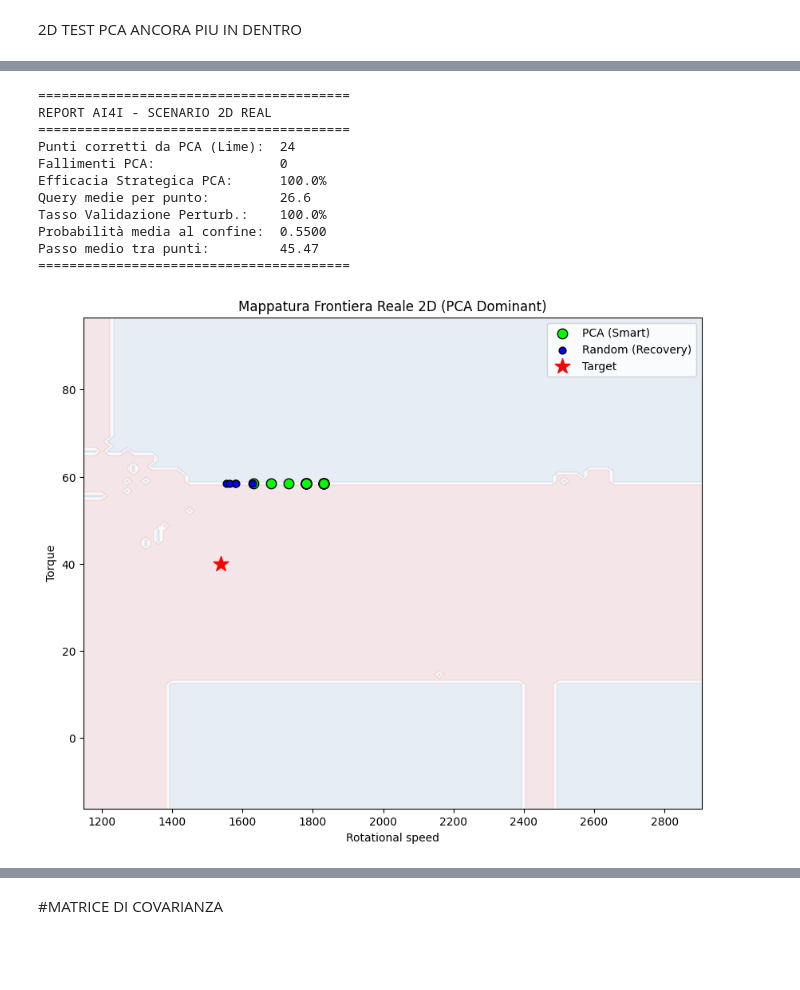
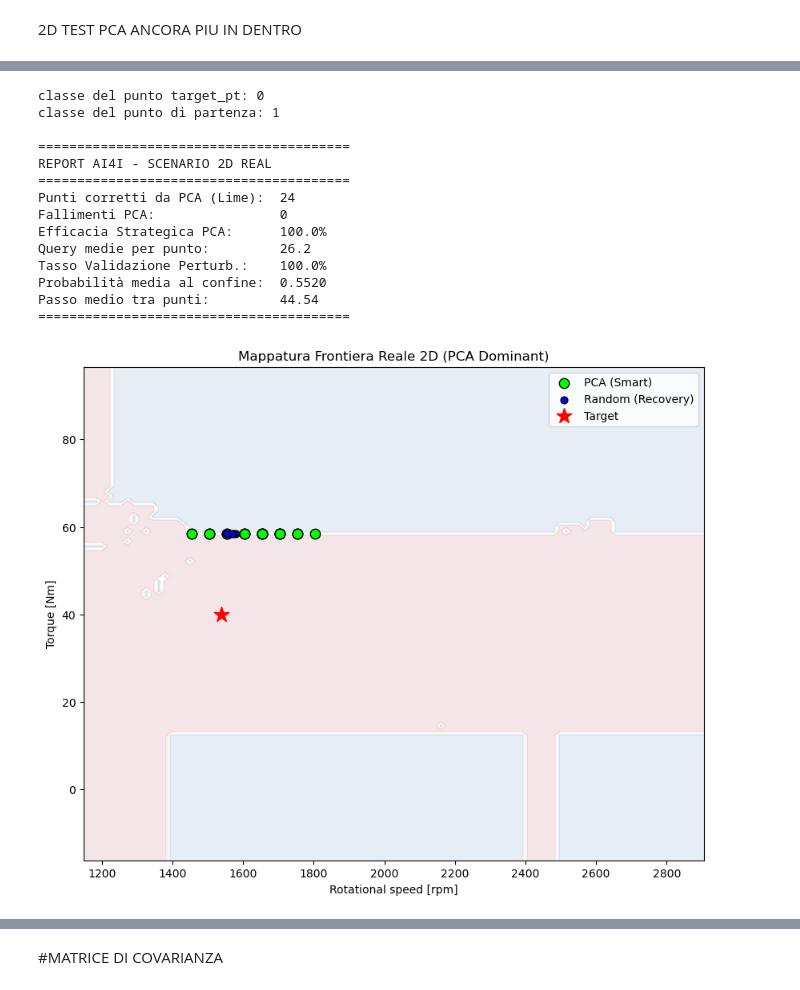
Before and after one commit to DISTA-IoT/ambe, a Jupyter notebook: ambe.ipynb, the cells around one changed output, grey strips where cells are left out. Saved outputs shown, nothing was run; the diff lists cells and outputs as text; code cells hidden in the pictures; blank space fills up the shorter version.

```diff
--- a/ambe.ipynb
+++ b/ambe.ipynb
@@ -1640,10 +1668,10 @@ from sklearn.model_selection import train_test_split
 from sklearn.decomposition import PCA
 
 # --- 1. PREPARAZIONE DATI (2D) ---
-df = pd.read_csv('predictive_maintenance.csv')
+df = pd.read_csv('ai4i2020.csv')
 
 # Usiamo solo 2 feature per la visualizzazione e l'algoritmo PCA
-features_2d = ['Rotational speed', 'Torque']
+features_2d = ['Rotational speed [rpm]', 'Torque [Nm]']
 target = 'Machine failure'
 
 X = df[features_2d].values
@@ -1709,11 +1737,14 @@ class PCAAdaptiveExplorer:
 # Impostiamo il target_pt come la media delle feature (punto "centrale" normale)
 target_pt = np.mean(X_train, axis=0)
 explorer = PCAAdaptiveExplorer(rf, target_pt=target_pt)
+print("classe del punto target_pt: {}".format(explorer._predict(target_pt)))
 
 # Punto di partenza lontano per trovare la prima frontiera
 start_adv = target_pt + [200, 50]
+print("classe del punto di partenza: {}".format(explorer._predict(start_adv)))
 
 explorer.history.append(explorer.binary_search(start_adv))
+
 for _ in range(4):
     explorer.history.append(explorer.random_walk(explorer.history[-1]))
 
@@ -1784,8 +1817,10 @@ from sklearn.model_selection import train_test_split
 from sklearn.decomposition import PCA
 
 # --- 1. PREPARAZIONE DATI (2D) ---
-df = pd.read_csv('predictive_maintenance.csv')
-features_2d = ['Rotational speed', 'Torque']
+df = pd.read_csv('ai4i2020.csv')
+
+# Usiamo solo 2 feature per la visualizzazione e l'algoritmo PCA
+features_2d = ['Rotational speed [rpm]', 'Torque [Nm]']
 target = 'Machine failure'
 
 X = df[features_2d].values
@@ -1849,8 +1884,10 @@ class PCAAdaptiveExplorer:
 
 # --- 3. ESECUZIONE ESPLORAZIONE ---
 target_pt = np.mean(X_train, axis=0)
+print("classe del punto target_pt: {}".format(explorer._predict(target_pt)))
 explorer = PCAAdaptiveExplorer(rf, target_pt=target_pt)
 start_adv = target_pt + [200, 50]
+print("classe del punto di partenza: {}".format(explorer._predict(start_adv)))
 
 # Inizio
 explorer.history.append(explorer.binary_search(start_adv))
@@ -1900,35 +1937,38 @@ print("="*40)
 # --- 6. VISUALIZZAZIONE ---
 plt.figure(figsize=(10, 8))
 # Sfondo decisionale
 x_range = np.linspace(X[:,0].min()-20, X[:,0].max()+20, 100)
 y_range = np.linspace(X[:,1].min()-20, X[:,1].max()+20, 100)
 xx, yy = np.meshgrid(x_range, y_range)
 zz = rf.predict(np.c_[xx.ravel(), yy.ravel()]).reshape(xx.shape)
 plt.contourf(xx, yy, zz, alpha=0.1, cmap='RdBu')
 
 h = np.array(explorer.history)
 t = np.array(explorer.point_types)
 
 plt.scatter(h[t=='pca',0], h[t=='pca',1], c='lime', edgecolors='k', s=80, label='PCA (Smart)')
 plt.scatter(h[t=='random',0], h[t=='random',1], c='blue', edgecolors='k', s=40, label='Random (Recovery)')
 plt.scatter(target_pt[0], target_pt[1], c='red', marker='*', s=200, label='Target')
 
 plt.xlabel(features_2d[0])
 plt.ylabel(features_2d[1])
 plt.title("Mappatura Frontiera Reale 2D (PCA Dominant)")
 plt.legend()
 plt.show()
 # %% [output]
+classe del punto target_pt: 0
+classe del punto di partenza: 1
+
 ========================================
 REPORT AI4I - SCENARIO 2D REAL
 ========================================
 Punti corretti da PCA (Lime):  24
 Fallimenti PCA:                0
 Efficacia Strategica PCA:      100.0%
-Query medie per punto:         26.6
+Query medie per punto:         26.2
 Tasso Validazione Perturb.:    100.0%
-Probabilità media al confine:  0.5500
-Passo medio tra punti:         45.47
+Probabilità media al confine:  0.5520
+Passo medio tra punti:         44.54
 ========================================
-[figure, old version]
+[figure, new version]
 # %%
```
Also changed, not shown: parts of 36 cells of this notebook, 1 other file.
